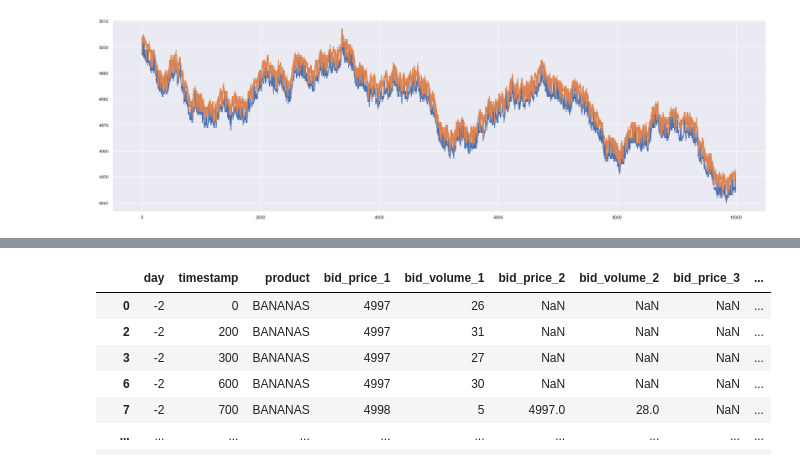
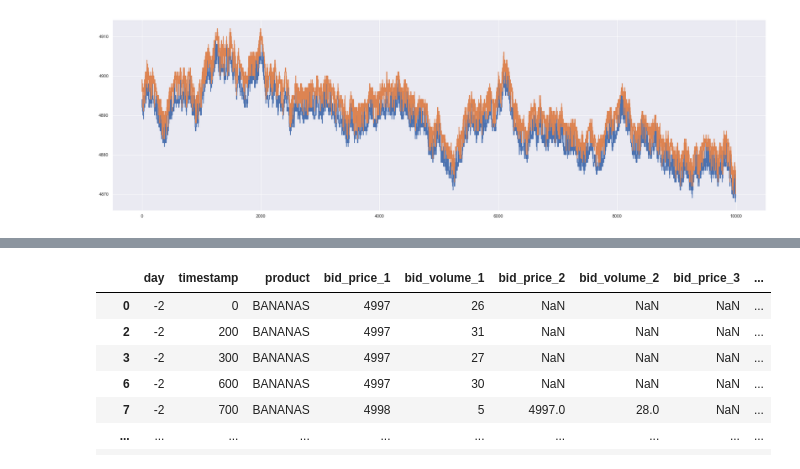
Before and after one commit to jcgs2503/IMC_Prosperity_IDK, a Jupyter notebook: data_analyzer.ipynb, the cells around one changed output, grey strips where cells are left out. Drawn from its saved outputs; the diff is of its cells as text; code cells hidden in the pictures.

Commit message:
finished round 2

```diff
--- a/data_analyzer.ipynb
+++ b/data_analyzer.ipynb
@@ -1,41 +1,41 @@
 # %%
 import pandas as pd
 import matplotlib.pyplot as plt
 import math
 import numpy as np
-day = -2
-path = f"island-data-bottle-round-1/prices_round_1_day_{day}.csv"
-path_nn = f"island-data-bottle-round-1/trades_round_1_day_{day}_nn.csv"
+day = 0
+path = f"island-data-bottle-round-2/prices_round_2_day_{day}.csv"
+path_nn = f"island-data-bottle-round-2/trades_round_2_day_{day}_nn.csv"
 df = pd.read_csv(path, sep=';')
 df_nn = pd.read_csv(path_nn, sep=';')
 
 bananas = df[df['product']=="BANANAS"].reset_index(drop=True)
-pearls = df[df['product']=='PEARLS'].reset_index(drop=True)
-market = df_nn[df_nn['symbol'] == "BANANAS"].reset_index(
-    drop=True).fillna(0)
-price = df_nn[df_nn['symbol']=="BANANAS"]['price'].reset_index(drop=True).fillna(0)
-qnt = df_nn[df_nn['symbol'] == "BANANAS"]['quantity'].reset_index(drop=True).fillna(0)
+coconut = df[df['product'] == "COCONUTS"].reset_index(drop=True)
+pina_coladas = df[df['product'] == "PINA_COLADAS"].reset_index(drop=True)
 
 
-bananas['bid_volume'] = bananas['bid_volume_1'] + bananas['bid_volume_2'] + bananas['bid_volume_3']
-bananas['ask_volume'] = bananas['ask_volume_1'] + bananas['ask_volume_2'] + bananas['ask_volume_3']
+pearls = df[df['product']=='PEARLS'].reset_index(drop=True)
 
-
+bananas_market = df_nn[df_nn['symbol'] == "BANANAS"].reset_index(
+    drop=True).fillna(0)
+coconut_market = df_nn[df_nn['symbol'] == "COCONUTS"].reset_index(drop=True).fillna(0)
+pina_coladas_market = df_nn[df_nn['symbol'] ==
+                            "PINA_COLADAS"].reset_index(drop=True).fillna(0)
 
 """
 for idx, price in enumerate(bananas['mid_price']):
     if idx == len(bananas['mid_price'][4000:6000])-1: break
 
     if bananas['bid_volume'][idx]-bananas['ask_volume'][idx] > 0:
         ax.plot([idx, idx+1], bananas['mid_price'][idx:idx+2], c='r')
     elif bananas['bid_volume'][idx]-bananas['ask_volume'][idx] == 0:
         ax.plot([idx, idx+1], bananas['mid_price'][idx:idx+2], c='b')
     else:
         ax.plot([idx, idx+1], bananas['mid_price'][idx:idx+2], c='g')
 """
 
 plt.plot(bananas['bid_price_1'])
 plt.plot(bananas['ask_price_1'])
 plt.show()
 # %% [output]
-[figure, old version]
+[figure, new version]
```
Also changed, not shown: parts of 13 cells of this notebook, 7 other files.
